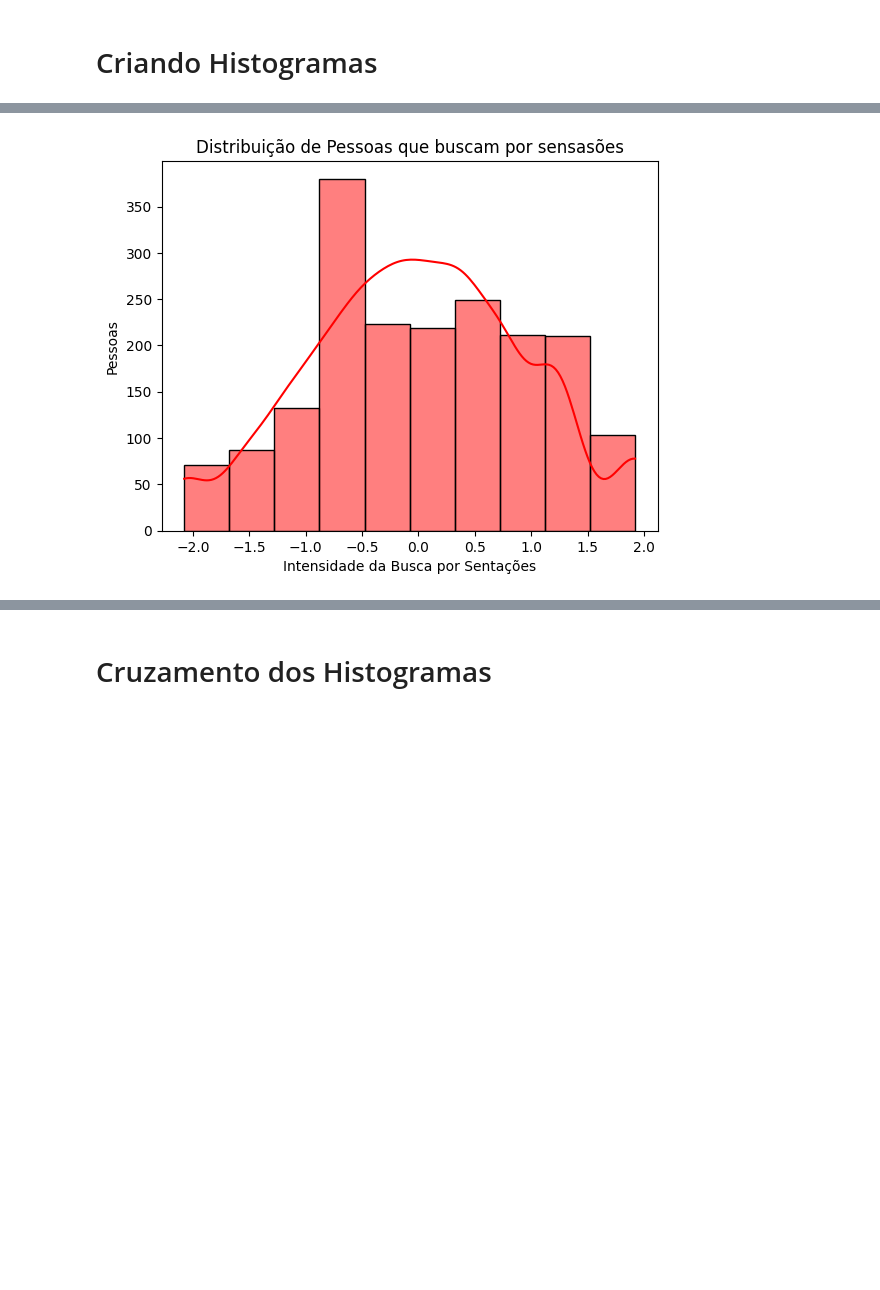
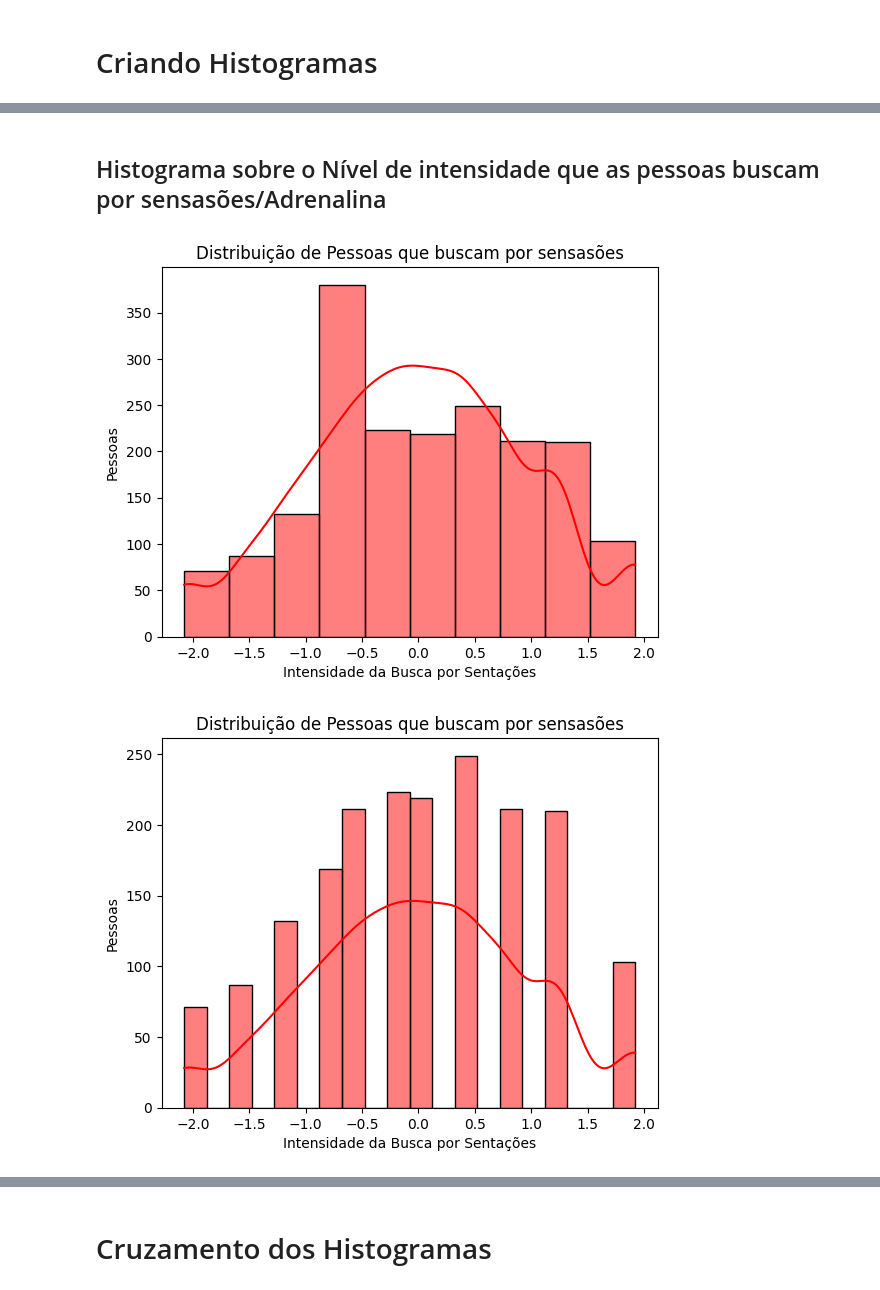
Before and after one commit to BryanYunche/Z-score-e-Binomial-Distribution-Claudomiro-Atividade-01, a Jupyter notebook: LLM_Atividade01.ipynb, the cells around one changed output, grey strips where cells are left out. Cells and saved outputs as stored; diff of their text form; code cells hidden in the pictures; blank space fills up the shorter version.

```diff
--- a/LLM_Atividade01.ipynb
+++ b/LLM_Atividade01.ipynb
@@ -179,16 +166,20 @@ plt.show()
+# %% [markdown]
+## Histograma sobre o Nível de intensidade que as pessoas buscam por sensasões/Adrenalina
 # %%
-# Número de cortes bins que vai ter o meu histogram vai ser personalizável usando a váriavel abaixo
-n_bins = 10
+# Número de cortes bins que vai ter o meu histogram vai ser personalizável usando a váriavel abaixo para testar 3 tipos diferentes de bins
+teste_bins = [10, 20, 40]
 
-# Vou pegar os valores pra pessoas que buscan adrenalina segundo o estudo
-sns.histplot(df['Pessoa_Adrenalina'], bins=n_bins, color='red', alpha=0.5, kde=True)
+for n_bins in teste_bins:
+    # Vou pegar os valores pra pessoas que buscan adrenalina segundo o estudo
+    sns.histplot(data=df, x='SS', bins=n_bins, color='red', alpha=0.5, kde=True)
 
-# Legendas do Histograma
-plt.title('Distribuição de Pessoas que buscam por sensasões')
-plt.xlabel('Intensidade da Busca por Sentações')
-plt.ylabel('Pessoas')
+    # Legendas do Histograma
+    plt.title('Distribuição de Pessoas que buscam por sensasões')
+    plt.xlabel('Intensidade da Busca por Sentações')
+    plt.ylabel('Pessoas')
 
-# Show plot
-plt.show()
+    # Show plot
+    plt.show()
 # %% [output]
 [figure]
+[figure, added]
```
Also changed, not shown: parts of 9 cells of this notebook.
